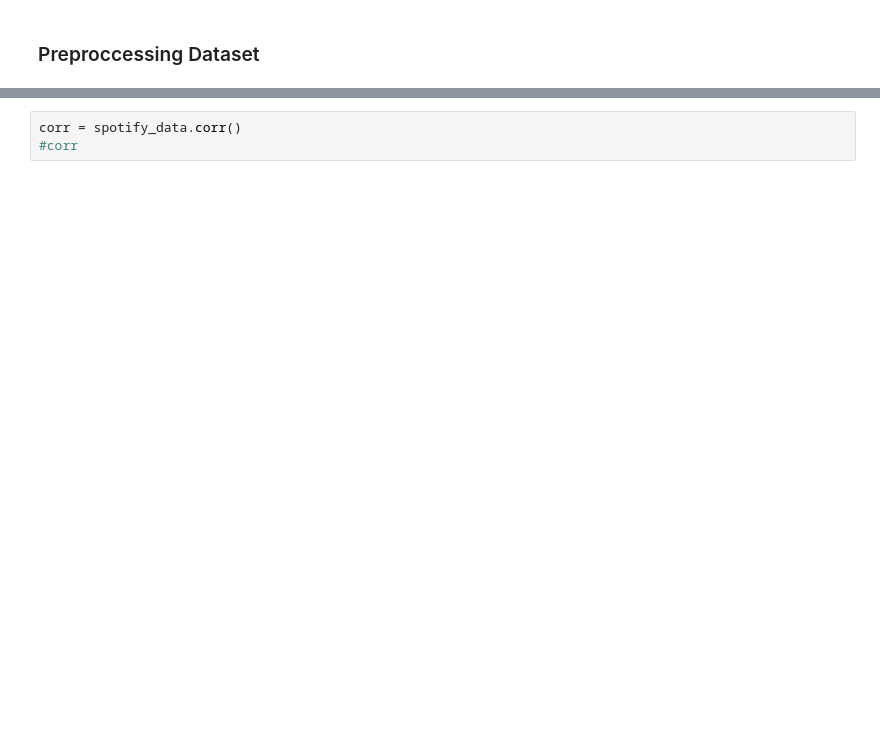
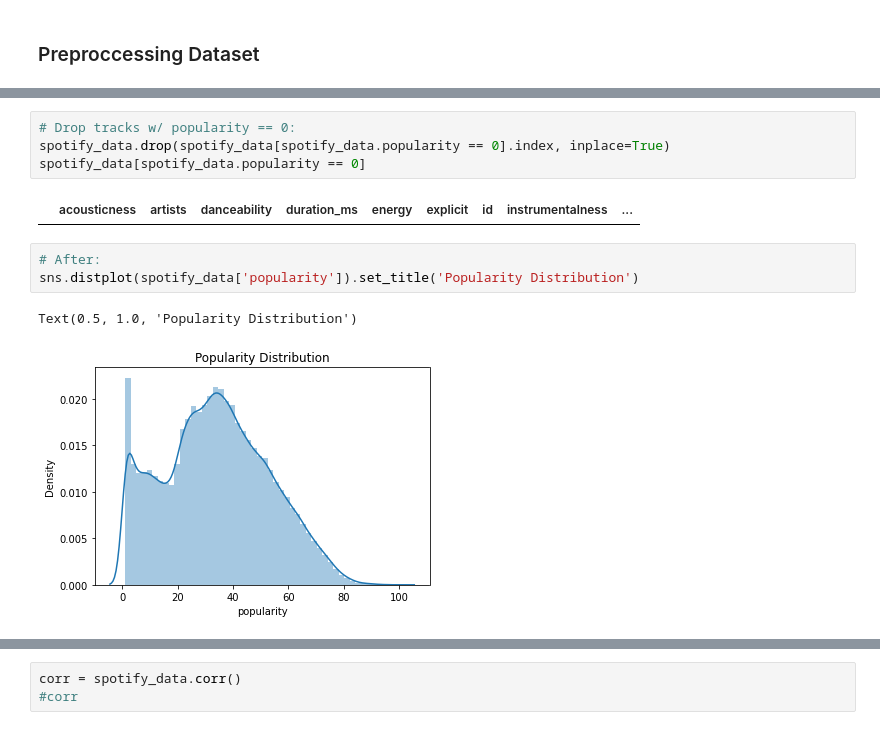
Before and after one commit to maing-rv/python_cw, a Jupyter notebook: python_cw.ipynb, the cells around one changed output, grey strips where cells are left out. Saved outputs shown, nothing was run; the diff lists cells and outputs as text; blank space fills up the shorter version.

```diff
--- a/python_cw.ipynb
+++ b/python_cw.ipynb
@@ -136,0 +198,12 @@ spotify_data.duplicated().sum()
+# %%
+# Drop tracks w/ popularity == 0:
+spotify_data.drop(spotify_data[spotify_data.popularity == 0].index, inplace=True)
+spotify_data[spotify_data.popularity == 0]
+# %% [output]
+|  | acousticness | artists | danceability | duration_ms | energy | explicit | id | instrumentalness | ... |
+# %%
+# After:
+sns.distplot(spotify_data['popularity']).set_title('Popularity Distribution')
+# %% [output]
+Text(0.5, 1.0, 'Popularity Distribution')
+[figure, added]
```
Also changed, not shown: parts of 118 cells of this notebook.
